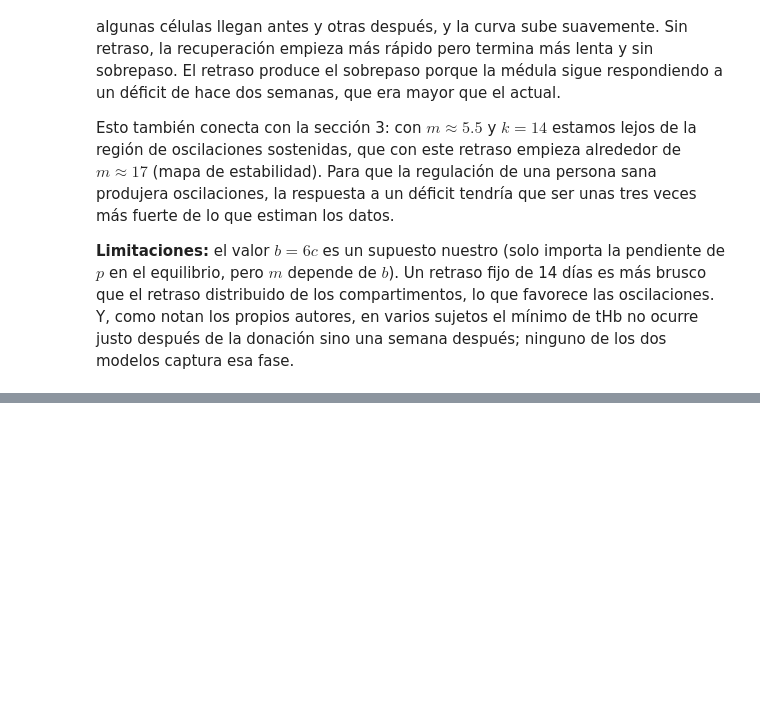
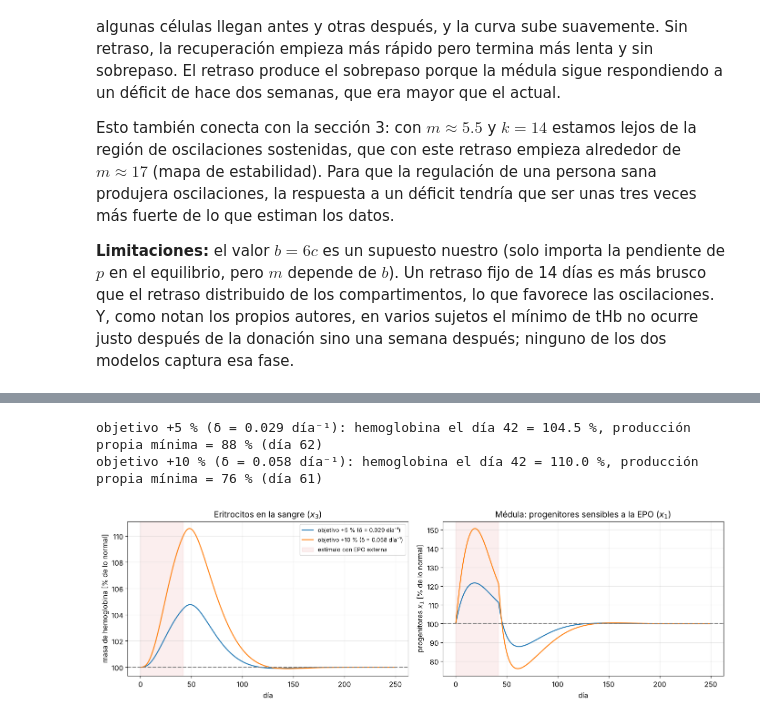
Before and after one commit to uncrayon/biologia-matematica, a Jupyter notebook: _notebooks/mp1-p2-globulos-rojos.ipynb, the cells around one changed output, grey strips where cells are left out. Drawn from its saved outputs; the diff is of its cells as text; code cells hidden in the pictures; blank space fills up the shorter version.

```diff
--- a/_notebooks/mp1-p2-globulos-rojos.ipynb
+++ b/_notebooks/mp1-p2-globulos-rojos.ipynb
@@ -563,0 +593,47 @@ Esto también conecta con la sección 3: con $m \approx 5.5$ y $k = 14$ estamos
+# %%
+def tetschke_epo(t, x, beta, gamma, delta, t0, t1):
+    """Ecuaciones de Tetschke et al. con un estímulo externo delta en la proliferación de x1 entre t0 y t1."""
+    x1, x2, x3 = x
+    Fb = gamma * (BASE - x3) / BASE                 # retroalimentación propia (EPO del cuerpo)
+    estimulo = delta if t0 <= t < t1 else 0.0       # EPO externa
+    return [beta * (X0 - K1 * x1) + (Fb + estimulo) * x1,
+            beta * (K1 * x1 - K2 * x2),
+            beta * (K2 * x2 - ALFA * x3)]
+
+
+def delta_para(y, beta=1.02, gamma=0.46):
+    """Estímulo que, sostenido indefinidamente, lleva x3 a y veces su valor normal."""
+    return beta * K1 - gamma * (1 - y) - beta * K1 / y
+
+
+T0, T1, T_FIN = 0, 42, 250            # 6 semanas de estímulo y seguimiento hasta el día 250
+dias = np.arange(T_FIN + 1)
+trayectorias = {}
+fig, axs = plt.subplots(1, 2, figsize=(14, 4.5))
+for objetivo in [1.05, 1.10]:
+    delta = delta_para(objetivo)
+    sol = solve_ivp(tetschke_epo, (0, T_FIN), equilibrio, args=(1.02, 0.46, delta, T0, T1),
+                    max_step=0.2, dense_output=True)
+    X = sol.sol(dias)
+    trayectorias[objetivo] = X
+    etiqueta = f"objetivo +{100 * (objetivo - 1):.0f} % (δ = {delta:.3f} día⁻¹)"
+    axs[0].plot(dias, 100 * X[2] / BASE, label=etiqueta)
+    axs[1].plot(dias, 100 * X[0] / equilibrio[0], label=etiqueta)
+    i_min = np.argmin(X[0])
+    print(f"{etiqueta}: hemoglobina el día 42 = {100 * X[2, 42] / BASE:.1f} %,"
+          f" producción propia mínima = {100 * X[0, i_min] / equilibrio[0]:.0f} % (día {dias[i_min]})")
+for ax in axs:
+    ax.axvspan(T0, T1, color="C3", alpha=0.08, label="estímulo con EPO externa")
+    ax.axhline(100, color="gray", ls="--")
+    ax.set_xlabel("día")
+axs[0].set_ylabel("masa de hemoglobina [% de lo normal]")
+axs[0].set_title("Eritrocitos en la sangre ($x_3$)")
+axs[1].set_ylabel("progenitores $x_1$ [% de lo normal]")
+axs[1].set_title("Médula: progenitores sensibles a la EPO ($x_1$)")
+axs[0].legend(fontsize=9)
+plt.tight_layout()
+plt.show()
+# %% [output]
+objetivo +5 % (δ = 0.029 día⁻¹): hemoglobina el día 42 = 104.5 %, producción propia mínima = 88 % (día 62)
+objetivo +10 % (δ = 0.058 día⁻¹): hemoglobina el día 42 = 110.0 %, producción propia mínima = 76 % (día 61)
+[figure, added]
```
Also changed, not shown: parts of 7 cells of this notebook, 4 other files.
